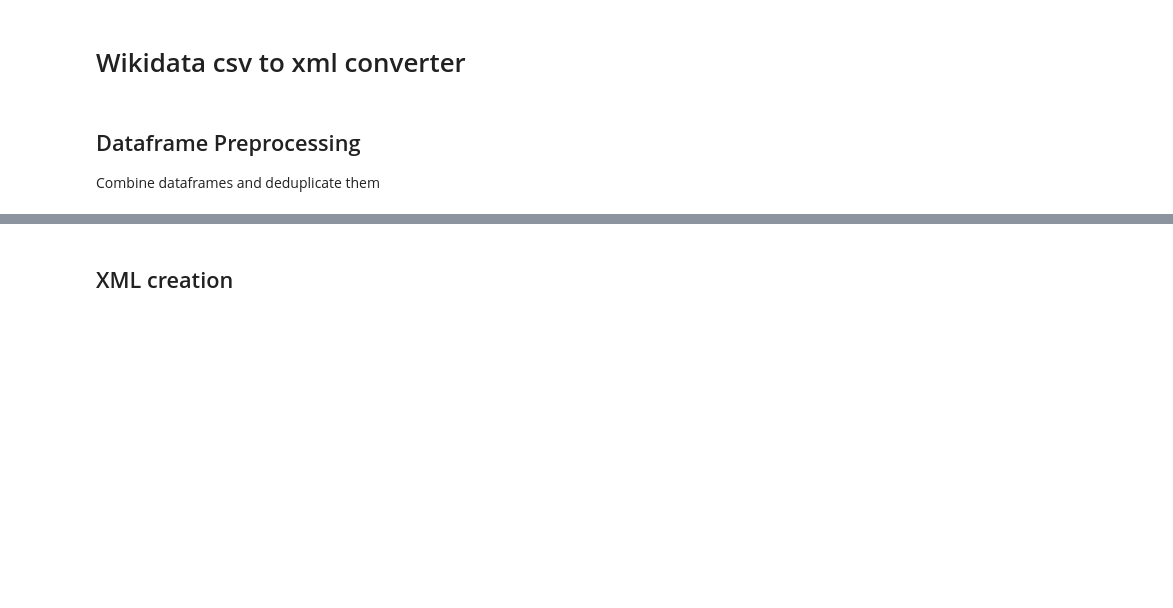
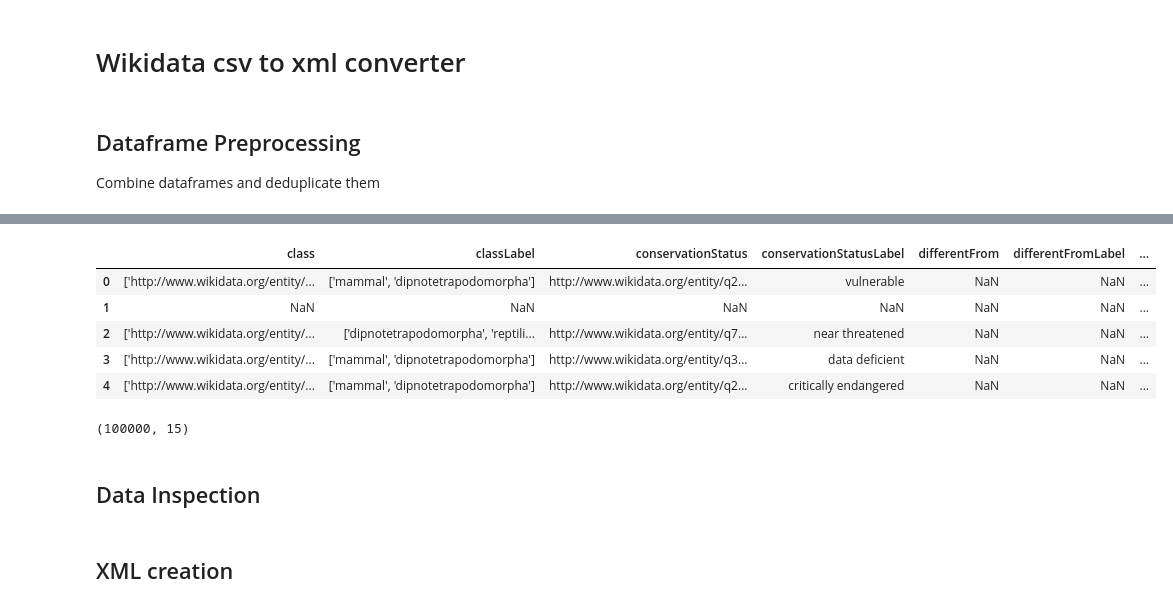
Before and after one commit to till22G/Web_Data_Integration_Project, a Jupyter notebook: notebooks/wd_xml_converter.ipynb, the cells around one changed output, grey strips where cells are left out. Drawn from its saved outputs; the diff is of its cells as text; code cells hidden in the pictures; blank space fills up the shorter version.

```diff
--- a/notebooks/wd_xml_converter.ipynb
+++ b/notebooks/wd_xml_converter.ipynb
@@ -4,7 +4,9 @@
 # read in data
 path_kev = '../data/wikidata/wd_species_df_kev.csv'
 path_til = '../data/wikidata/wd_species_df_tillman.csv'
+path_scientificNames = '../data/wikidata/wd_scientificNames.csv'
 
+length_limit = 100000
 
 # import
 from wd_species import *
@@ -33,0 +105,22 @@ Dataframe length after deduplication:  150724
+# %%
+# final dataframe
+df = pd.merge(df, df_sn, how='left', on=['resource'])
+df.head(5)
+# %% [output]
+|  | class | classLabel | conservationStatus | conservationStatusLabel | differentFrom | differentFromLabel | ... |
+| 0 | ['http://www.wikidata.org/entity/... | ['mammal', 'dipnotetrapodomorpha'] | http://www.wikidata.org/entity/q2... | vulnerable | NaN | NaN | ... |
+| 1 | NaN | NaN | NaN | NaN | NaN | NaN | ... |
+| 2 | ['http://www.wikidata.org/entity/... | ['dipnotetrapodomorpha', 'reptili... | http://www.wikidata.org/entity/q7... | near threatened | NaN | NaN | ... |
+| 3 | ['http://www.wikidata.org/entity/... | ['mammal', 'dipnotetrapodomorpha'] | http://www.wikidata.org/entity/q3... | data deficient | NaN | NaN | ... |
+| 4 | ['http://www.wikidata.org/entity/... | ['mammal', 'dipnotetrapodomorpha'] | http://www.wikidata.org/entity/q2... | critically endangered | NaN | NaN | ... |
+# %%
+# sort dataframe by resource
+df['sort_column'] = df['resource'].apply(lambda x: int(x.split('/q')[-1]))
+df = df.sort_values(by='sort_column', ascending=True)
+df = df.drop(columns = 'sort_column')
+
+# limit size of df
+df = df.iloc[:length_limit,:]
+df.shape
+# %% [output]
+(100000, 15)
@@ -33,0 +144,2 @@ Dataframe length after deduplication:  150724
+# %% [markdown]
+## Data Inspection
```
Also changed, not shown: parts of 15 cells of this notebook, 3 other files.
